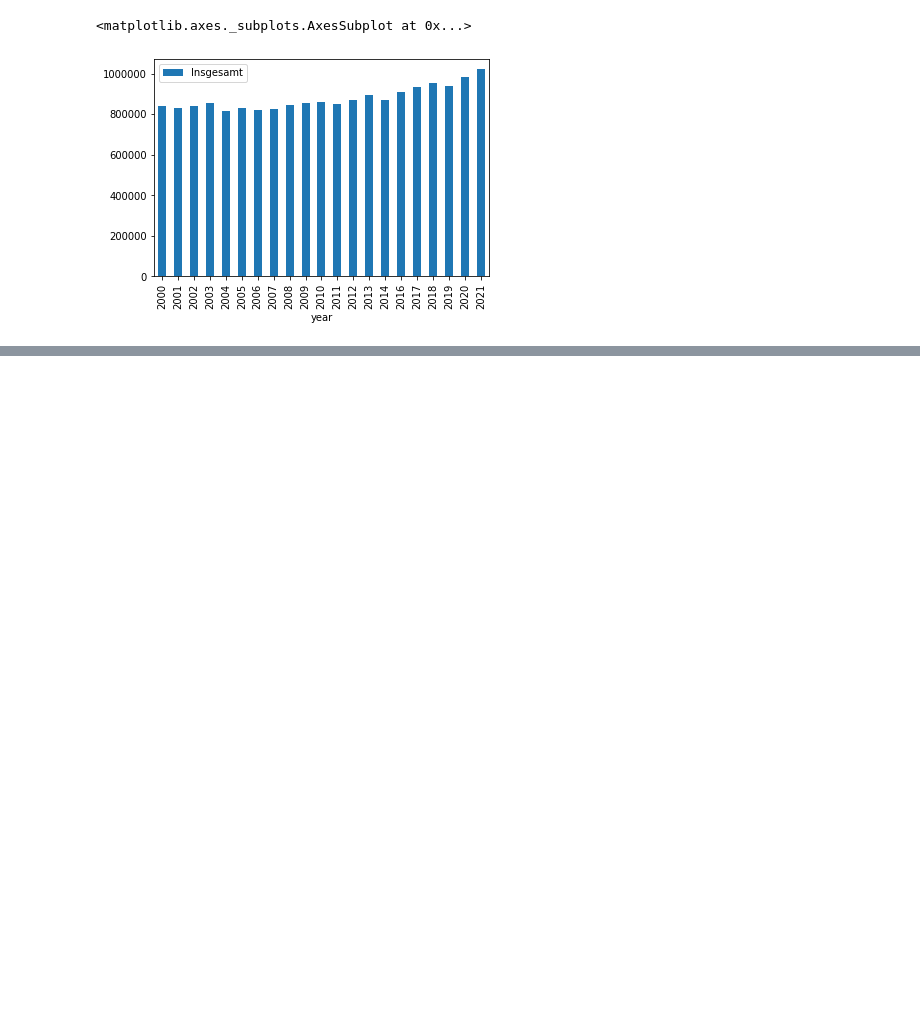
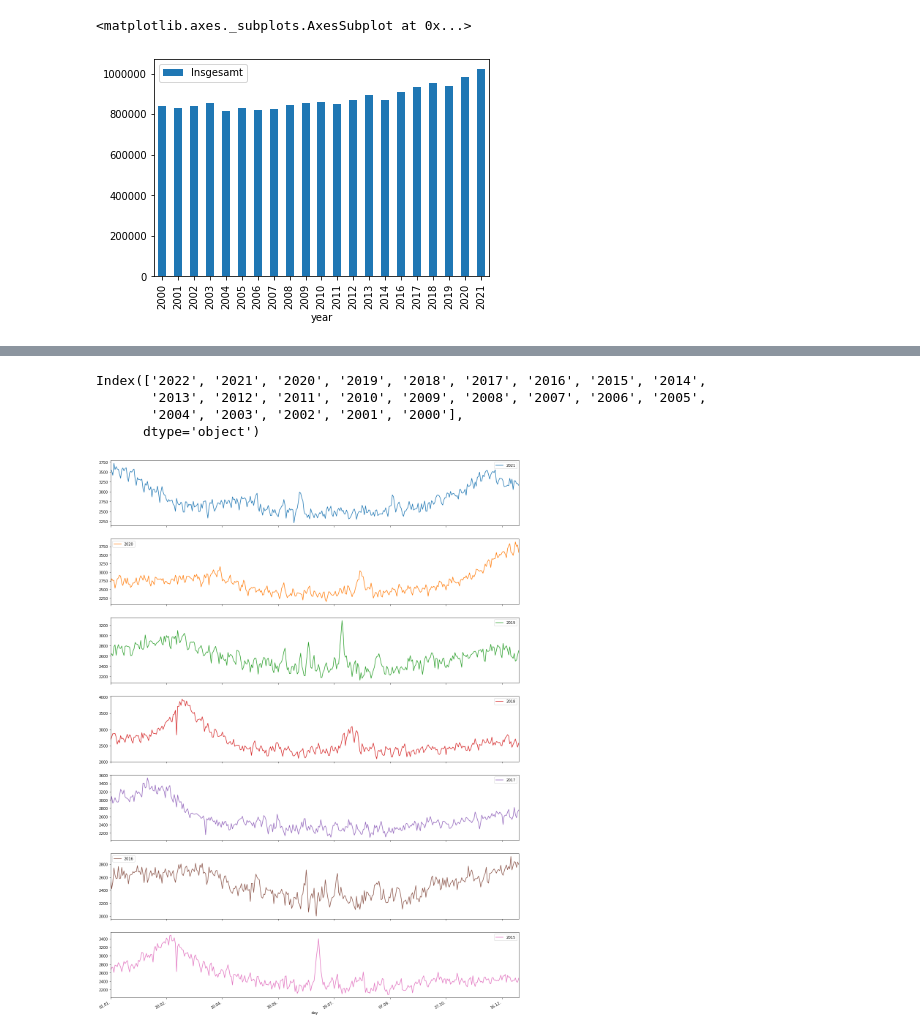
Before and after one commit to Mulham-Alesali/covid_data_analysis, a Jupyter notebook: Corona Datenvisualisierungen.ipynb, the cells around one changed output, grey strips where cells are left out. Saved outputs shown, nothing was run; the diff lists cells and outputs as text; code cells hidden in the pictures; blank space fills up the shorter version.

```diff
--- a/Corona Datenvisualisierungen.ipynb
+++ b/Corona Datenvisualisierungen.ipynb
@@ -55,0 +69,14 @@ vertical_stack.plot(x='year',y='Insgesamt',kind='bar')
+# %%
+cols[1:]
+# %% [output]
+Index(['2022', '2021', '2020', '2019', '2018', '2017', '2016', '2015', '2014',
+       '2013', '2012', '2011', '2010', '2009', '2008', '2007', '2006', '2005',
+       '2004', '2003', '2002', '2001', '2000'],
+      dtype='object')
+# %%
+sterberate_2000_2022_tag[cols[1:]] = sterberate_2000_2022_tag[cols[1:]].apply(pd.to_numeric)
+# %%
+sterberate_2000_2022_tag[:-1].plot(x='day',y=cols[2:-15],kind='line',figsize=(20, 30), subplots=True)
+print('')
+# %% [output]
+[figure, added]
```
Also changed, not shown: parts of 7 cells of this notebook.
